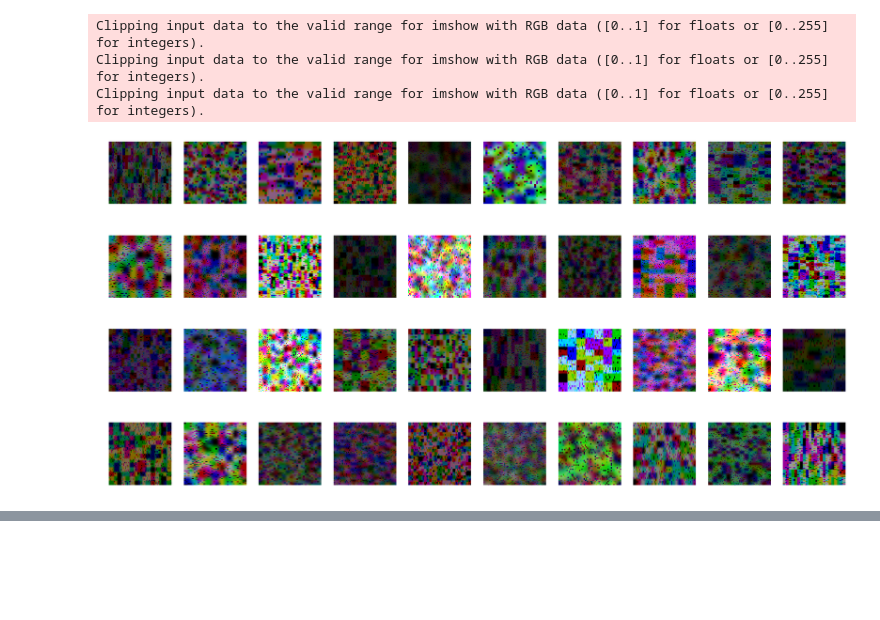
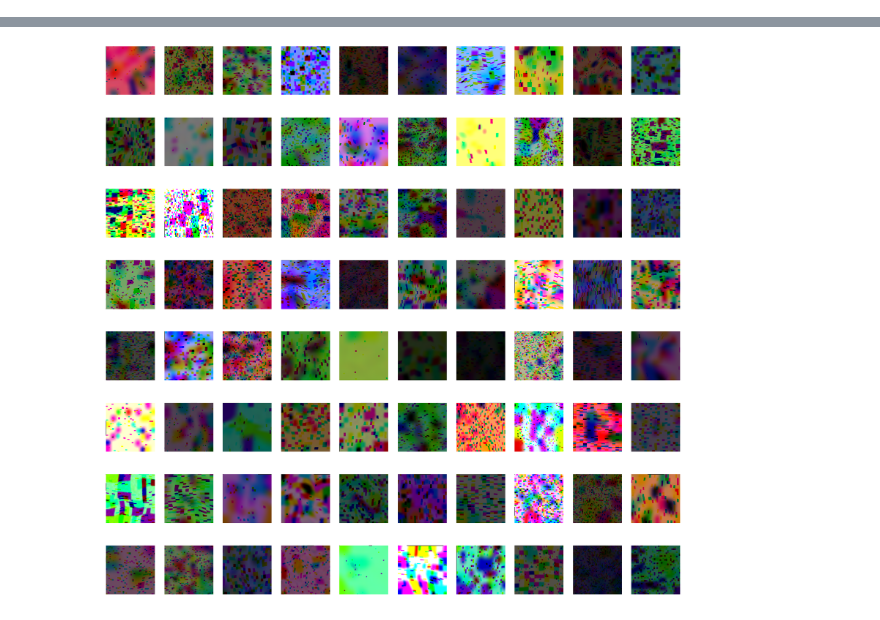
Before and after one commit to sdlm/pytorch_mnist, a Jupyter notebook: generate_background.ipynb, the cells around one changed output, grey strips where cells are left out. Cells and saved outputs as stored; diff of their text form; code cells hidden in the pictures; blank space fills up the shorter version.

```diff
--- a/generate_background.ipynb
+++ b/generate_background.ipynb
@@ -30,21 +46,10 @@ plt.imshow(aug.augment_image(original_smpl));
-# %%
-smpl = aug.augment_image(original_smpl)
-# plt.axis('off')
-# plt.imshow(original_smpl);
-
-count = 10
-fig, axes = plt.subplots(4, count, figsize=(32, 16))
-for i in range(count):
-    axes[0, i].set_axis_off()
-    axes[0, i].imshow(aug.augment_image(original_smpl))
-    axes[1, i].set_axis_off()
-    axes[1, i].imshow(aug.augment_image(original_smpl))
-    axes[2, i].set_axis_off()
-    axes[2, i].imshow(aug.augment_image(original_smpl))
-    axes[3, i].set_axis_off()
-    axes[3, i].imshow(aug.augment_image(original_smpl))
-# %% [output]
-Clipping input data to the valid range for imshow with RGB data ([0..1] for floats or [0..255] for integers).
-Clipping input data to the valid range for imshow with RGB data ([0..1] for floats or [0..255] for integers).
-Clipping input data to the valid range for imshow with RGB data ([0..1] for floats or [0..255] for integers).
-[figure, removed]
+# %%
+%%time
+cols = 10
+rows = 8
+fig, axes = plt.subplots(rows, cols, figsize=(32, 32))
+for i in range(cols):
+    for j in range(rows):
+        axes[j, i].set_axis_off()
+        axes[j, i].imshow(get_background())
+# %% [output]
@@ -50,0 +58 @@ Clipping input data to the valid range for imshow with RGB data ([0..1] for floa
+[figure, added]
```
Also changed, not shown: parts of 6 cells of this notebook.
